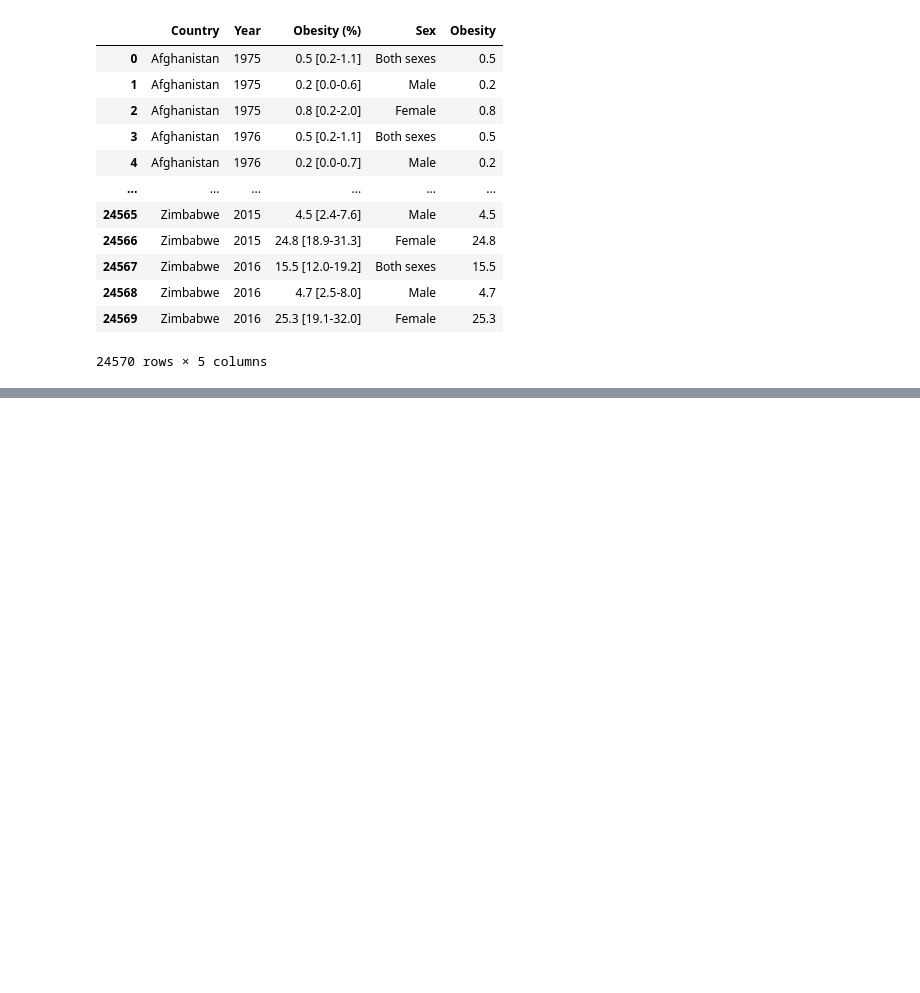
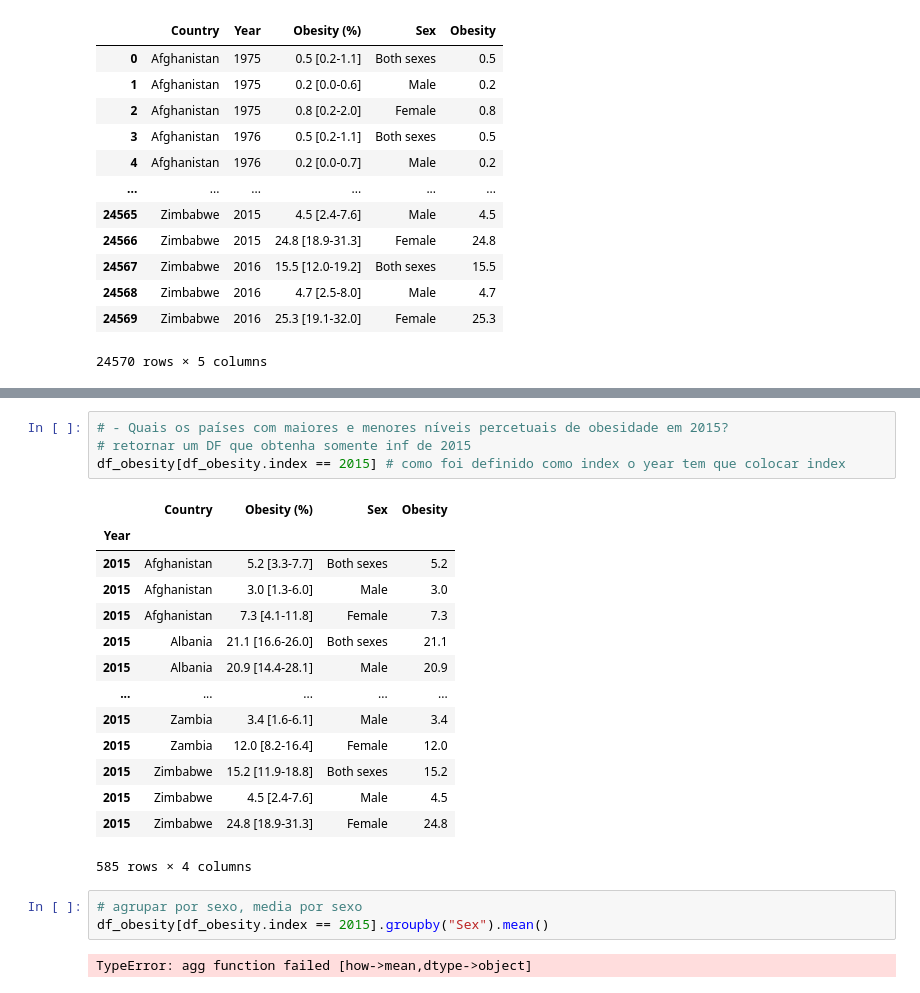
Before and after one commit to ludiemert/Analyzing_Data_Pandas_SQL, a Jupyter notebook: 4_Projectos/2_DataAnalysis_Global_Obesity/DataAnalysis_GlobalObesity.ipynb, the cells around one changed output, grey strips where cells are left out. Saved outputs shown, nothing was run; the diff lists cells and outputs as text; blank space fills up the shorter version.

```diff
--- a/4_Projectos/2_DataAnalysis_Global_Obesity/DataAnalysis_GlobalObesity.ipynb
+++ b/4_Projectos/2_DataAnalysis_Global_Obesity/DataAnalysis_GlobalObesity.ipynb
@@ -210,0 +231,24 @@ df_obesity
+# %%
+# - Quais os países com maiores e menores níveis percetuais de obesidade em 2015?
+# retornar um DF que obtenha somente inf de 2015
+df_obesity[df_obesity.index == 2015] # como foi definido como index o year tem que colocar index
+# %% [output]
+|  | Country | Obesity (%) | Sex | Obesity |
+| Year |  |  |  |  |
+| 2015 | Afghanistan | 5.2 [3.3-7.7] | Both sexes | 5.2 |
+| 2015 | Afghanistan | 3.0 [1.3-6.0] | Male | 3.0 |
+| 2015 | Afghanistan | 7.3 [4.1-11.8] | Female | 7.3 |
+| 2015 | Albania | 21.1 [16.6-26.0] | Both sexes | 21.1 |
+| 2015 | Albania | 20.9 [14.4-28.1] | Male | 20.9 |
+| ... | ... | ... | ... | ... |
+| 2015 | Zambia | 3.4 [1.6-6.1] | Male | 3.4 |
+| 2015 | Zambia | 12.0 [8.2-16.4] | Female | 12.0 |
+| 2015 | Zimbabwe | 15.2 [11.9-18.8] | Both sexes | 15.2 |
+| 2015 | Zimbabwe | 4.5 [2.4-7.6] | Male | 4.5 |
+| 2015 | Zimbabwe | 24.8 [18.9-31.3] | Female | 24.8 |
+585 rows × 4 columns
+# %%
+# agrupar por sexo, media por sexo
+df_obesity[df_obesity.index == 2015].groupby("Sex").mean()
+# %% [output]
+TypeError: agg function failed [how->mean,dtype->object]
```
Also changed, not shown: parts of 5 cells of this notebook.
